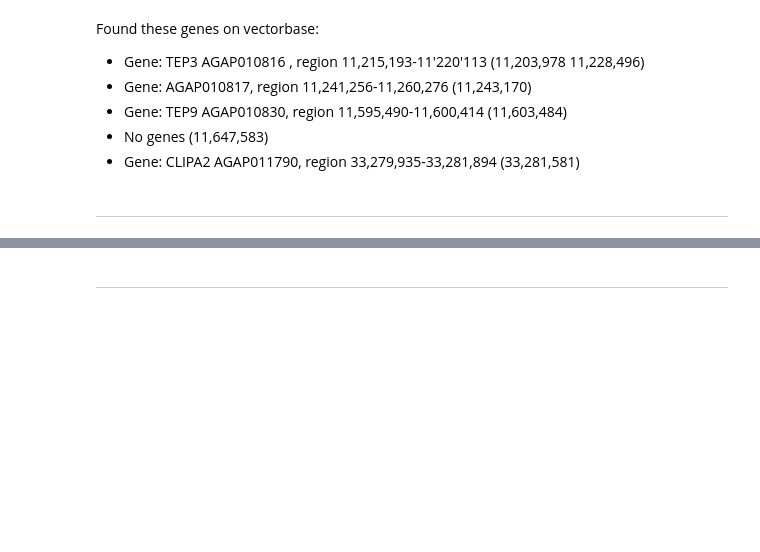
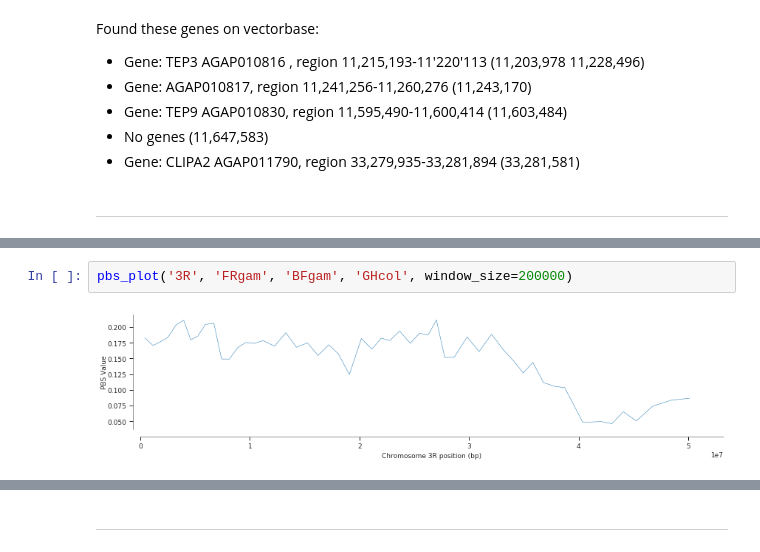
Before and after one commit to randomxsk8/notebooks, a Jupyter notebook: 08292019_selection_PBS.ipynb, the cells around one changed output, grey strips where cells are left out. Drawn from its saved outputs; the diff is of its cells as text; blank space fills up the shorter version.

```diff
--- a/08292019_selection_PBS.ipynb
+++ b/08292019_selection_PBS.ipynb
@@ -136,0 +155,4 @@ def pbs_plot(chrom, a, b, c, windows_size):
+# %%
+pbs_plot('3R', 'FRgam', 'BFgam', 'GHcol', window_size=200000)
+# %% [output]
+[figure, added]
```
Also changed, not shown: parts of 17 cells of this notebook, 3 other files.
